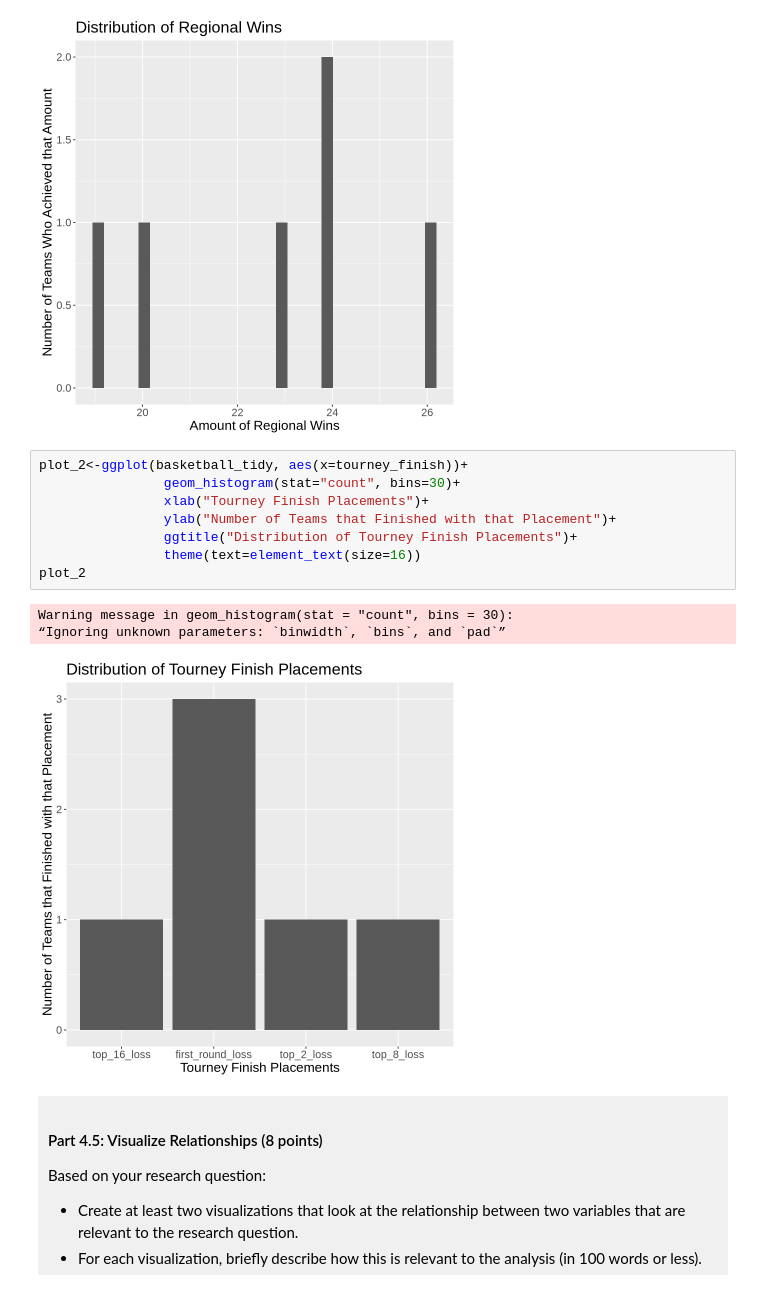
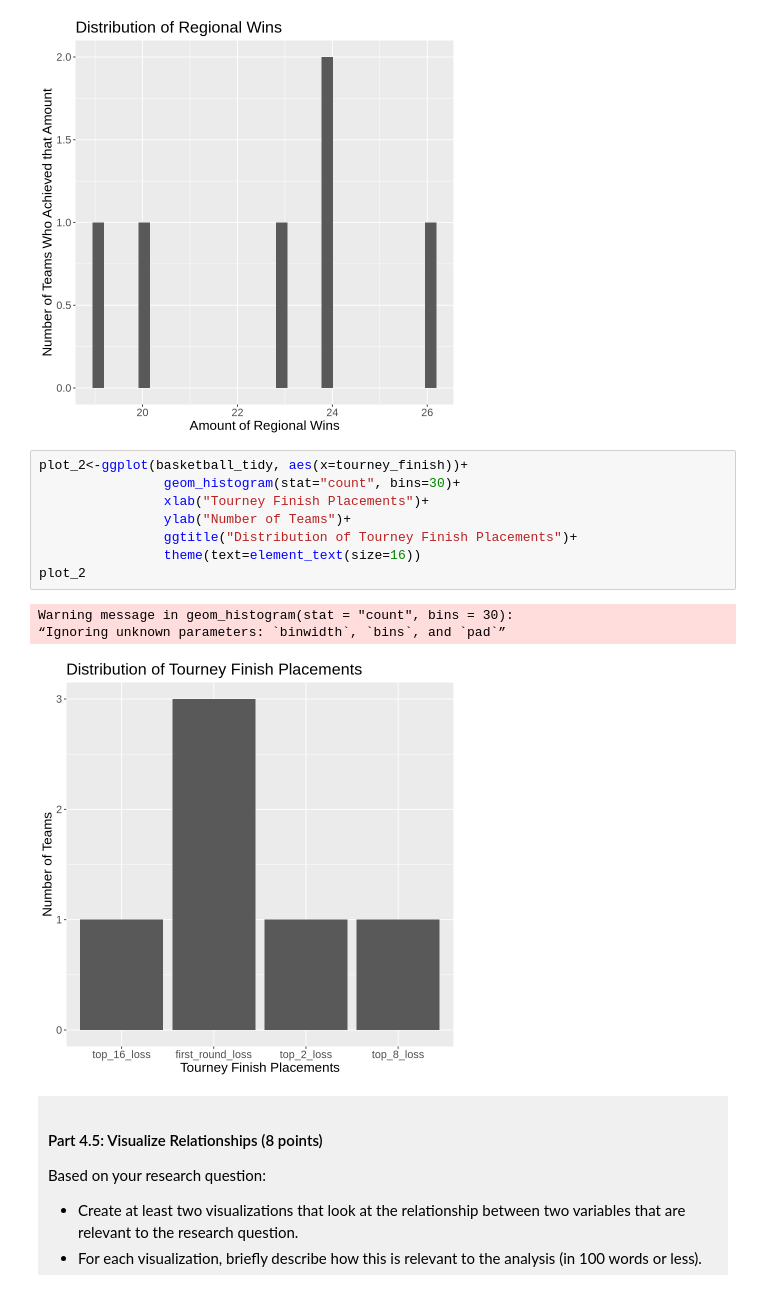
Before and after one commit to melodyl000/DSCI-Project-Melody, a Jupyter notebook: dsci-100-project-notebook.ipynb, the cells around one changed output. Saved outputs shown, nothing was run; the diff lists cells and outputs as text.

```diff
--- a/dsci-100-project-notebook.ipynb
+++ b/dsci-100-project-notebook.ipynb
@@ -307,15 +307,15 @@ plot_1
 # %%
 plot_2<-ggplot(basketball_tidy, aes(x=tourney_finish))+
                 geom_histogram(stat="count", bins=30)+
                 xlab("Tourney Finish Placements")+
-                ylab("Number of Teams that Finished with that Placement")+
+                ylab("Number of Teams")+
                 ggtitle("Distribution of Tourney Finish Placements")+
                 theme(text=element_text(size=16))
 plot_2
 # %% [output]
 Warning message in geom_histogram(stat = "count", bins = 30):
 “Ignoring unknown parameters: `binwidth`, `bins`, and `pad`”
-[figure, old version]
+[figure, new version]
 # %% [markdown]
 <div style="background-color: #f0f0f0; padding: 10px;">
 
```
Also changed, not shown: parts of 1 cell of this notebook.
